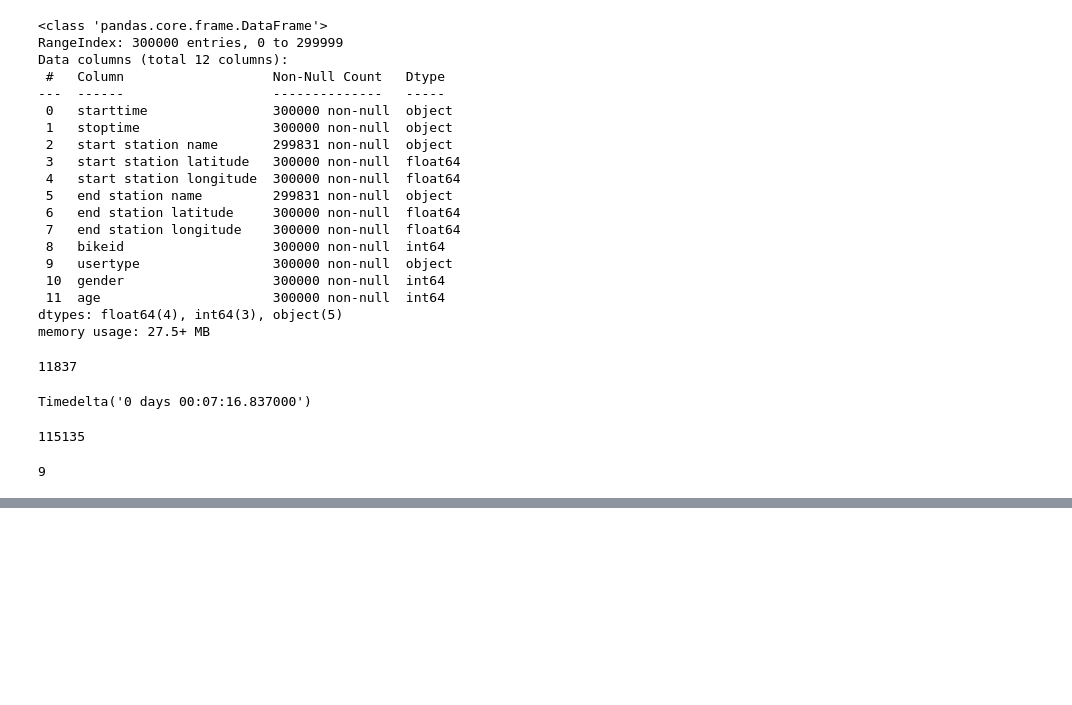
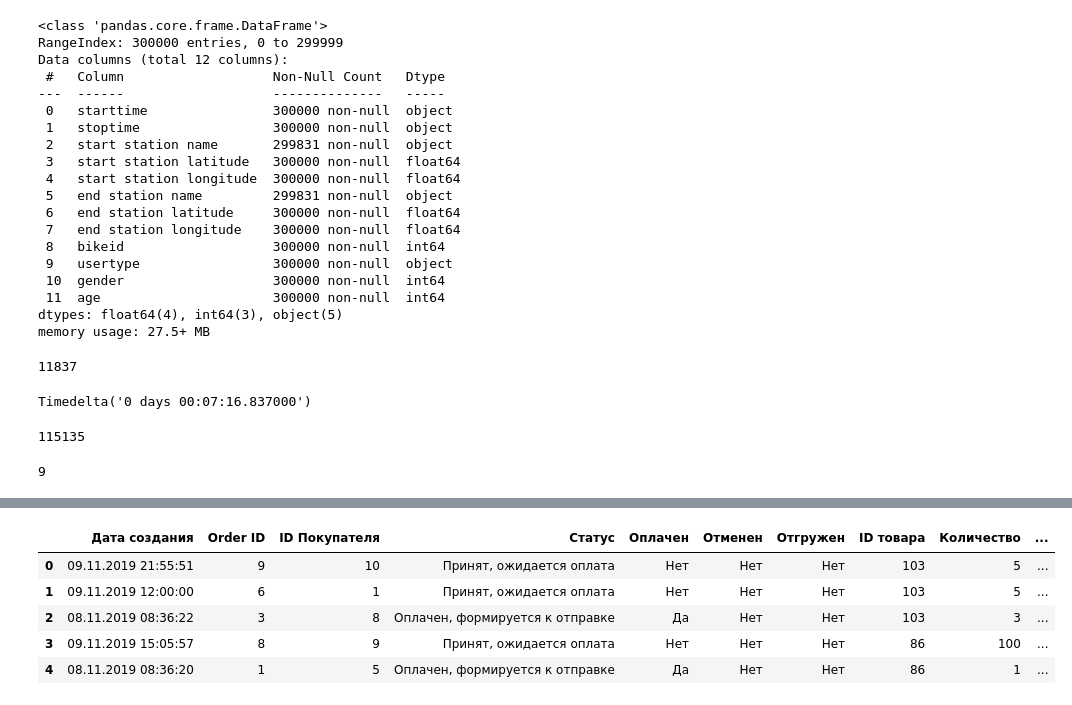
Before and after one commit to UsilaDobry/SF_Python, a Jupyter notebook: Основы Python.ipynb, the cells around one changed output, grey strips where cells are left out. Drawn from its saved outputs; the diff is of its cells as text; code cells hidden in the pictures; blank space fills up the shorter version.

```diff
--- a/Основы Python.ipynb
+++ b/Основы Python.ipynb
@@ -4381,0 +5002,10 @@ round(df[df['time_of_day'] == 'day'].shape[0] / df[df['time_of_day'] == 'night']
+# %%
+orders_products = orders.merge(products, on='ID товара', how='inner')
+orders_products.head()
+# %% [output]
+|  | Дата создания | Order ID | ID Покупателя | Статус | Оплачен | Отменен | Отгружен | ID товара | Количество | ... |
+| 0 | 09.11.2019 21:55:51 | 9 | 10 | Принят, ожидается оплата | Нет | Нет | Нет | 103 | 5 | ... |
+| 1 | 09.11.2019 12:00:00 | 6 | 1 | Принят, ожидается оплата | Нет | Нет | Нет | 103 | 5 | ... |
+| 2 | 08.11.2019 08:36:22 | 3 | 8 | Оплачен, формируется к отправке | Да | Нет | Нет | 103 | 3 | ... |
+| 3 | 09.11.2019 15:05:57 | 8 | 9 | Принят, ожидается оплата | Нет | Нет | Нет | 86 | 100 | ... |
+| 4 | 08.11.2019 08:36:20 | 1 | 5 | Оплачен, формируется к отправке | Да | Нет | Нет | 86 | 1 | ... |
```
Also changed, not shown: parts of 63 cells of this notebook, 1 other file.
